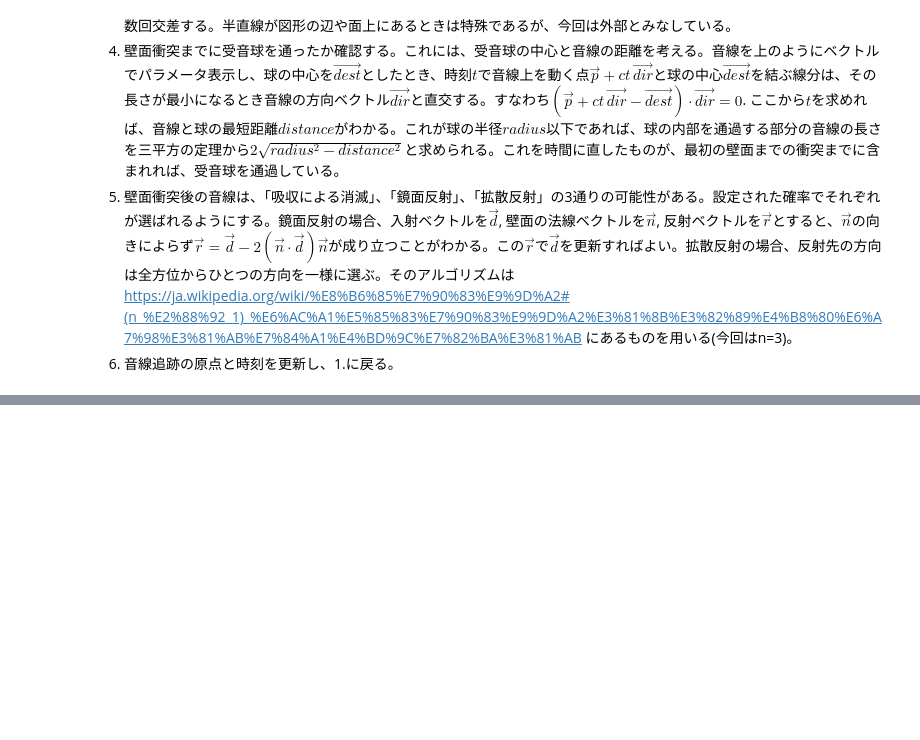
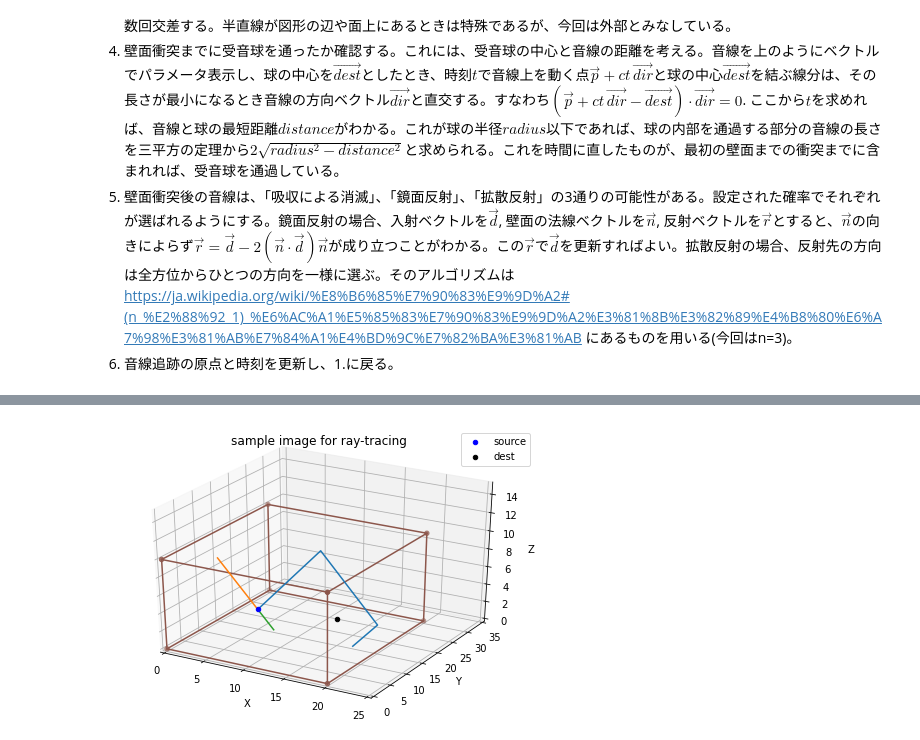
Before and after one commit to ryojp/sound-ray-tracing, a Jupyter notebook: 音線法.ipynb, the cells around one changed output, grey strips where cells are left out. Cells and saved outputs as stored; diff of their text form; code cells hidden in the pictures; blank space fills up the shorter version.

Commit message:
bug fix where ray position was updated at a wrong point. a sample image of ray-tracing is added.
Created using Colaboratory

```diff
--- a/音線法.ipynb
+++ b/音線法.ipynb
@@ -214,0 +230,75 @@ for t in ts:
+# %%
+# 音線追跡の様子の可視化
+import matplotlib.pyplot as plt
+from mpl_toolkits.mplot3d import Axes3D
+from mpl_toolkits.mplot3d.art3d import Poly3DCollection
+
+def draw_box(xlen, ylen, zlen):
+    fig = plt.figure()
+    ax = Axes3D(fig)
+    ## build 3D graph based on the above hall1 parameters
+    # Draw the walls
+    vertices = np.array([
+                [0,0,0],
+                [xlen,0,0],
+                [0,ylen,0],
+                [0,0,zlen],
+                [xlen,ylen,0],
+                [0,ylen,zlen],
+                [xlen,0,zlen],
+                [xlen,ylen,zlen]
+    ])
+    x = np.ones(2)
+    y = np.array([0, 1])
+    ax.scatter3D(vertices[:,0], vertices[:,1], vertices[:,2], color='tab:brown')
+    ax.plot(0*x, ylen*y, 0*x, color='tab:brown')
+    ax.plot(0*x, ylen*y, zlen*x, color='tab:brown')
+    ax.plot(0*x, ylen*x, zlen*y, color='tab:brown')
+    ax.plot(0*x, 0*x, zlen*y, color='tab:brown')
+    ax.plot(xlen*y, 0*x, 0*x, color='tab:brown')
+    ax.plot(xlen*y, 0*x, zlen*x, color='tab:brown')
+    ax.plot(xlen*x, 0*x, zlen*y, color='tab:brown')
+    ax.plot(xlen*x, ylen*x, zlen*y, color='tab:brown')
+    ax.plot(xlen*x, ylen*y, zlen*x, color='tab:brown')
+    ax.plot(xlen*x, ylen*y, 0*x, color='tab:brown')
+    ax.plot(xlen*y, ylen*x, 0*x, color='tab:brown')
+    ax.plot(xlen*y, ylen*x, zlen*x, color='tab:brown')
+
+    ax.set_xlim(0, 25)
+    ax.set_ylim(0, 35)
+    ax.set_zlim(0, 15)
+    ax.set_xlabel('X')
+    ax.set_ylabel('Y')
+    ax.set_zlabel('Z')
+
+    return ax
+
+ax = draw_box(20, 30, 10)
+
+source = np.array([5., 15., 2.])   # 音源座標 (単位: m)
+dest = np.array([15., 15., 2.7])   # 受音球座標 (単位: m)
+
+ecounts, rtraces = hall1.ray_trace(
+    source=source,   # 音源座標 (単位: m)
+    dest=dest,       # 受音球座標 (単位: m)
+    radius=2,        # 受音球半径 (単位: m)
+    N=3,
+    t_max=0.2,
+    verbose=True
+)
+
+for trace in rtraces:
+    x = [point[0] for point in trace]
+    y = [point[1] for point in trace]
+    z = [point[2] for point in trace]
+    ax.plot(x, y, z)
+
+ax.scatter3D(source[0], source[1], source[2], color='blue', label='source')
+ax.scatter3D(dest[0], dest[1], dest[2], color='black', label='dest')
+
+print(f'交差数: {int(sum(ecounts))}')
+
+plt.title('sample image for ray-tracing')
+plt.legend()
+plt.show()
+# %% [output]
@@ -214,0 +309 @@ for t in ts:
+[figure, added]
```
Also changed, not shown: parts of 4 cells of this notebook.
